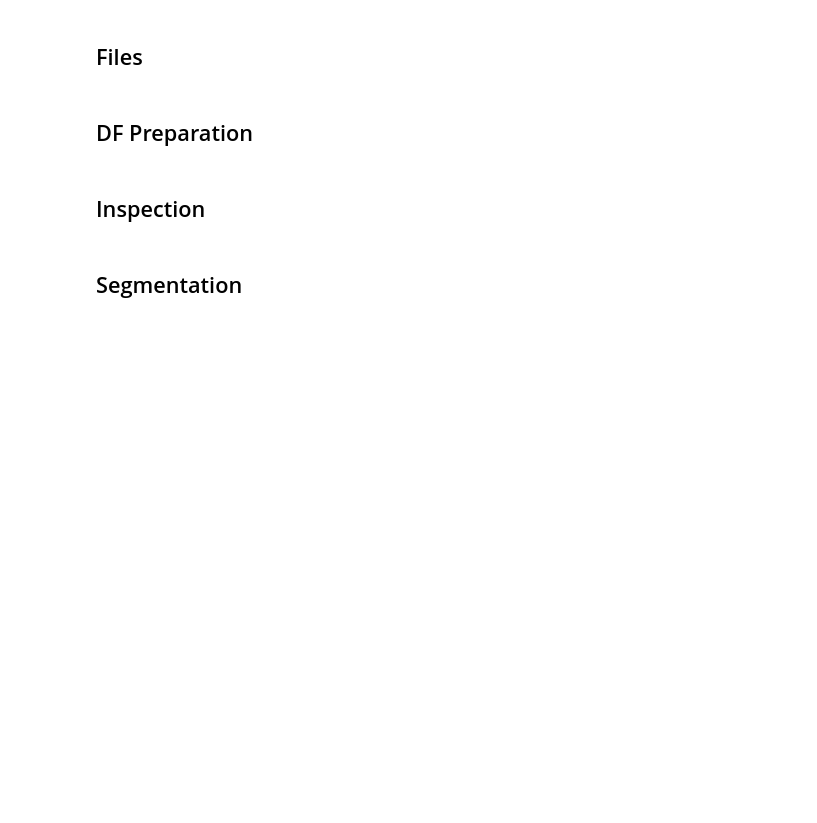
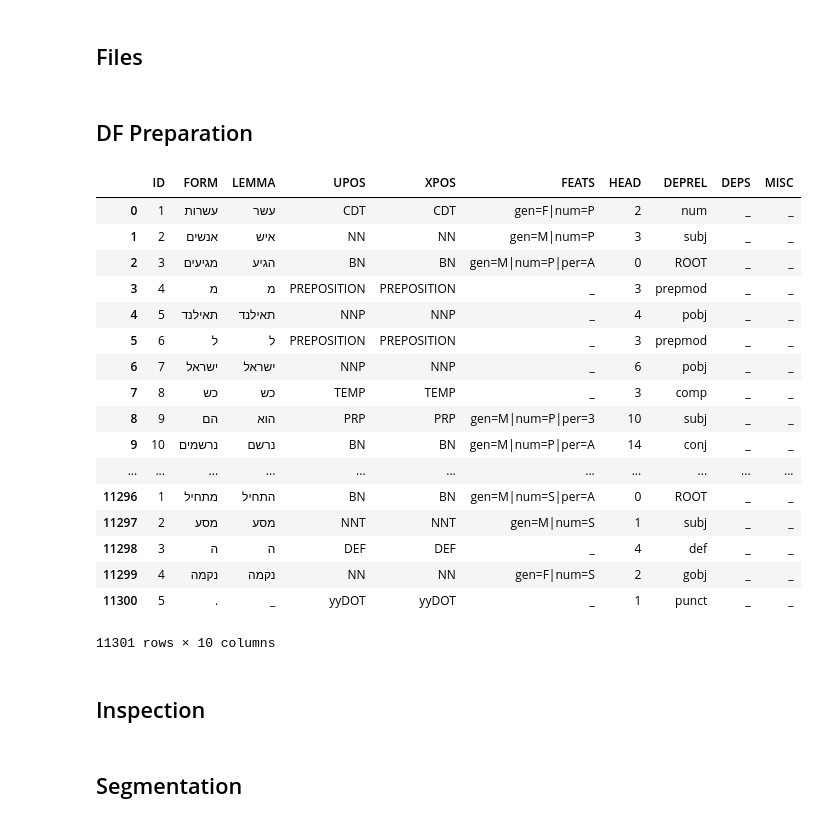
Before and after one commit to OnlpLab/he_treebanks, a Jupyter notebook: spmrl-ud-conversion.ipynb, the cells around one changed output. Cells and saved outputs as stored; diff of their text form; code cells hidden in the pictures; blank space fills up the shorter version.

```diff
--- a/spmrl-ud-conversion.ipynb
+++ b/spmrl-ud-conversion.ipynb
@@ -39,3 +58,24 @@ spmrl_dev = suit_for_pandas(filepath_spmrl_dev)
+# %%
+spmrl_dev
+# %% [output]
+|  | ID | FORM | LEMMA | UPOS | XPOS | FEATS | HEAD | DEPREL | DEPS | MISC |
+| 0 | 1 | עשרות | עשר | CDT | CDT | gen=F|num=P | 2 | num | _ | _ |
+| 1 | 2 | אנשים | איש | NN | NN | gen=M|num=P | 3 | subj | _ | _ |
+| 2 | 3 | מגיעים | הגיע | BN | BN | gen=M|num=P|per=A | 0 | ROOT | _ | _ |
+| 3 | 4 | מ | מ | PREPOSITION | PREPOSITION | _ | 3 | prepmod | _ | _ |
+| 4 | 5 | תאילנד | תאילנד | NNP | NNP | _ | 4 | pobj | _ | _ |
+| 5 | 6 | ל | ל | PREPOSITION | PREPOSITION | _ | 3 | prepmod | _ | _ |
+| 6 | 7 | ישראל | ישראל | NNP | NNP | _ | 6 | pobj | _ | _ |
+| 7 | 8 | כש | כש | TEMP | TEMP | _ | 3 | comp | _ | _ |
+| 8 | 9 | הם | הוא | PRP | PRP | gen=M|num=P|per=3 | 10 | subj | _ | _ |
+| 9 | 10 | נרשמים | נרשם | BN | BN | gen=M|num=P|per=A | 14 | conj | _ | _ |
+| ... | ... | ... | ... | ... | ... | ... | ... | ... | ... | ... |
+| 11296 | 1 | מתחיל | התחיל | BN | BN | gen=M|num=S|per=A | 0 | ROOT | _ | _ |
+| 11297 | 2 | מסע | מסע | NNT | NNT | gen=M|num=S | 1 | subj | _ | _ |
+| 11298 | 3 | ה | ה | DEF | DEF | _ | 4 | def | _ | _ |
+| 11299 | 4 | נקמה | נקמה | NN | NN | gen=F|num=S | 2 | gobj | _ | _ |
+| 11300 | 5 | . | _ | yyDOT | yyDOT | _ | 1 | punct | _ | _ |
+11301 rows × 10 columns
 # %%
 ud_train = suit_for_pandas(filepath_ud_train)
 spmrl_train = suit_for_pandas(filepath_spmrl_train)
```
Also changed, not shown: parts of 40 cells of this notebook, 1 other file.
